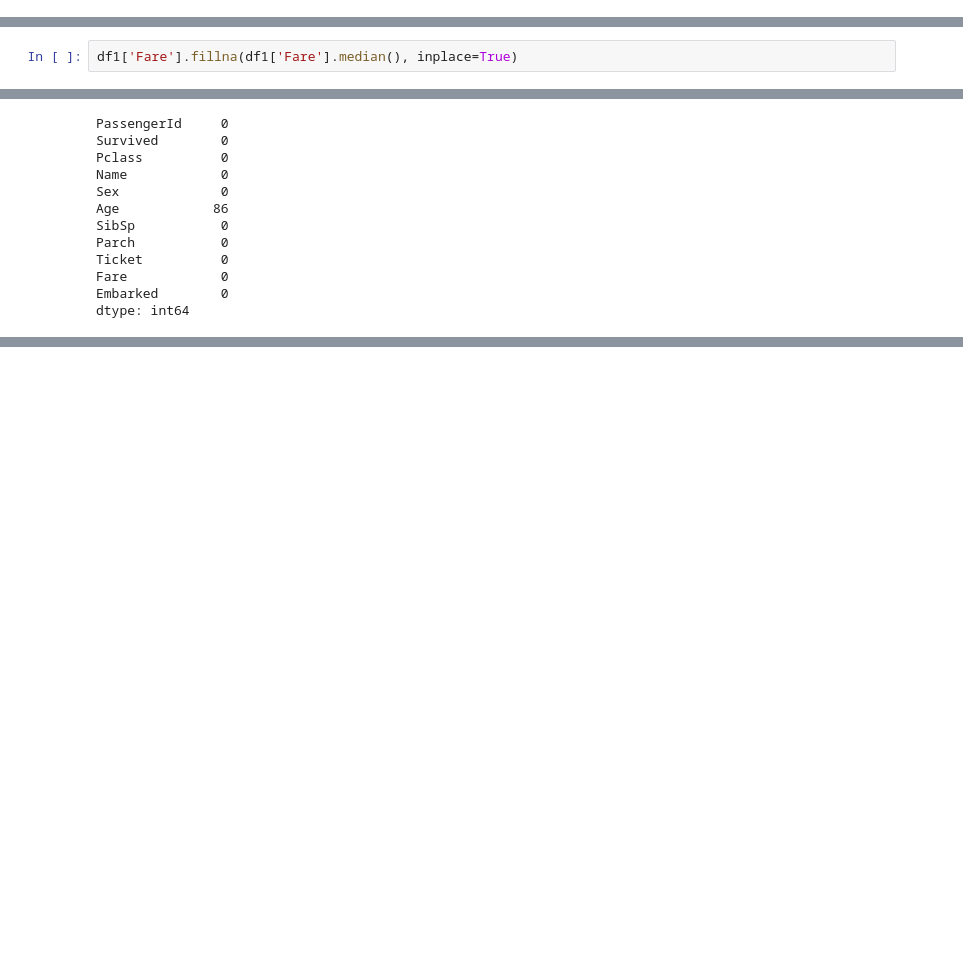
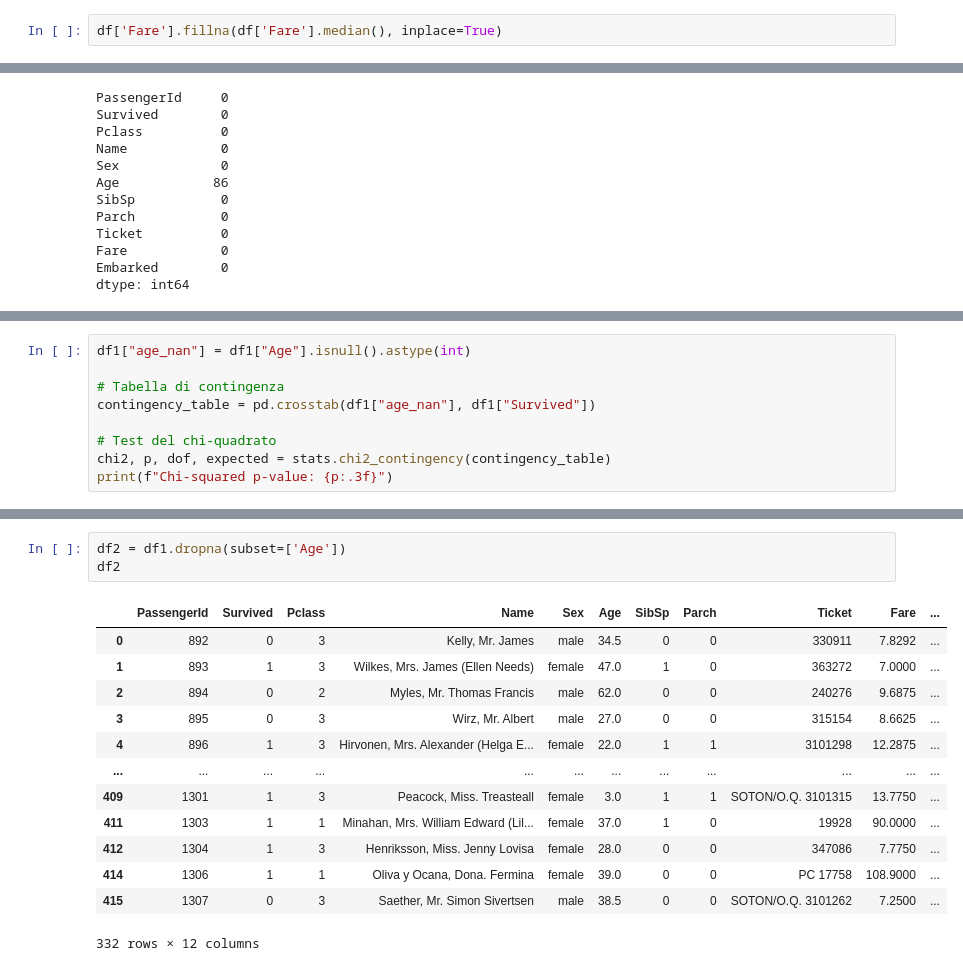
Before and after one commit to elena563/my_data_analysis_learning_path, a Jupyter notebook: ex_02_titanic/data_quality.ipynb, the cells around one changed output, grey strips where cells are left out. Cells and saved outputs as stored; diff of their text form; blank space fills up the shorter version.

```diff
--- a/ex_02_titanic/data_quality.ipynb
+++ b/ex_02_titanic/data_quality.ipynb
@@ -95,0 +107,2 @@ plt.show()
+# %%
+df['Fare'].fillna(df['Fare'].median(), inplace=True)
@@ -103,5 +160,3 @@ df1.head()
 | 2 | 894 | 0 | 2 | Myles, Mr. Thomas Francis | male | 62.0 | 0 | 0 | 240276 | 9.6875 | ... |
 | 3 | 895 | 0 | 3 | Wirz, Mr. Albert | male | 27.0 | 0 | 0 | 315154 | 8.6625 | ... |
 | 4 | 896 | 1 | 3 | Hirvonen, Mrs. Alexander (Helga E... | female | 22.0 | 1 | 1 | 3101298 | 12.2875 | ... |
-# %%
-df1['Fare'].fillna(df1['Fare'].median(), inplace=True)
@@ -129,0 +185,9 @@ dtype: int64
+# %%
+df1["age_nan"] = df1["Age"].isnull().astype(int)
+
+# Tabella di contingenza
+contingency_table = pd.crosstab(df1["age_nan"], df1["Survived"])
+
+# Test del chi-quadrato
+chi2, p, dof, expected = stats.chi2_contingency(contingency_table)
+print(f"Chi-squared p-value: {p:.3f}")
@@ -129,0 +200,17 @@ dtype: int64
+# %%
+df2 = df1.dropna(subset=['Age'])
+df2
+# %% [output]
+|  | PassengerId | Survived | Pclass | Name | Sex | Age | SibSp | Parch | Ticket | Fare | ... |
+| 0 | 892 | 0 | 3 | Kelly, Mr. James | male | 34.5 | 0 | 0 | 330911 | 7.8292 | ... |
+| 1 | 893 | 1 | 3 | Wilkes, Mrs. James (Ellen Needs) | female | 47.0 | 1 | 0 | 363272 | 7.0000 | ... |
+| 2 | 894 | 0 | 2 | Myles, Mr. Thomas Francis | male | 62.0 | 0 | 0 | 240276 | 9.6875 | ... |
+| 3 | 895 | 0 | 3 | Wirz, Mr. Albert | male | 27.0 | 0 | 0 | 315154 | 8.6625 | ... |
+| 4 | 896 | 1 | 3 | Hirvonen, Mrs. Alexander (Helga E... | female | 22.0 | 1 | 1 | 3101298 | 12.2875 | ... |
+| ... | ... | ... | ... | ... | ... | ... | ... | ... | ... | ... | ... |
+| 409 | 1301 | 1 | 3 | Peacock, Miss. Treasteall | female | 3.0 | 1 | 1 | SOTON/O.Q. 3101315 | 13.7750 | ... |
+| 411 | 1303 | 1 | 1 | Minahan, Mrs. William Edward (Lil... | female | 37.0 | 1 | 0 | 19928 | 90.0000 | ... |
+| 412 | 1304 | 1 | 3 | Henriksson, Miss. Jenny Lovisa | female | 28.0 | 0 | 0 | 347086 | 7.7750 | ... |
+| 414 | 1306 | 1 | 1 | Oliva y Ocana, Dona. Fermina | female | 39.0 | 0 | 0 | PC 17758 | 108.9000 | ... |
+| 415 | 1307 | 0 | 3 | Saether, Mr. Simon Sivertsen | male | 38.5 | 0 | 0 | SOTON/O.Q. 3101262 | 7.2500 | ... |
+332 rows × 12 columns
```
Also changed, not shown: parts of 14 cells of this notebook, 2 other files.
